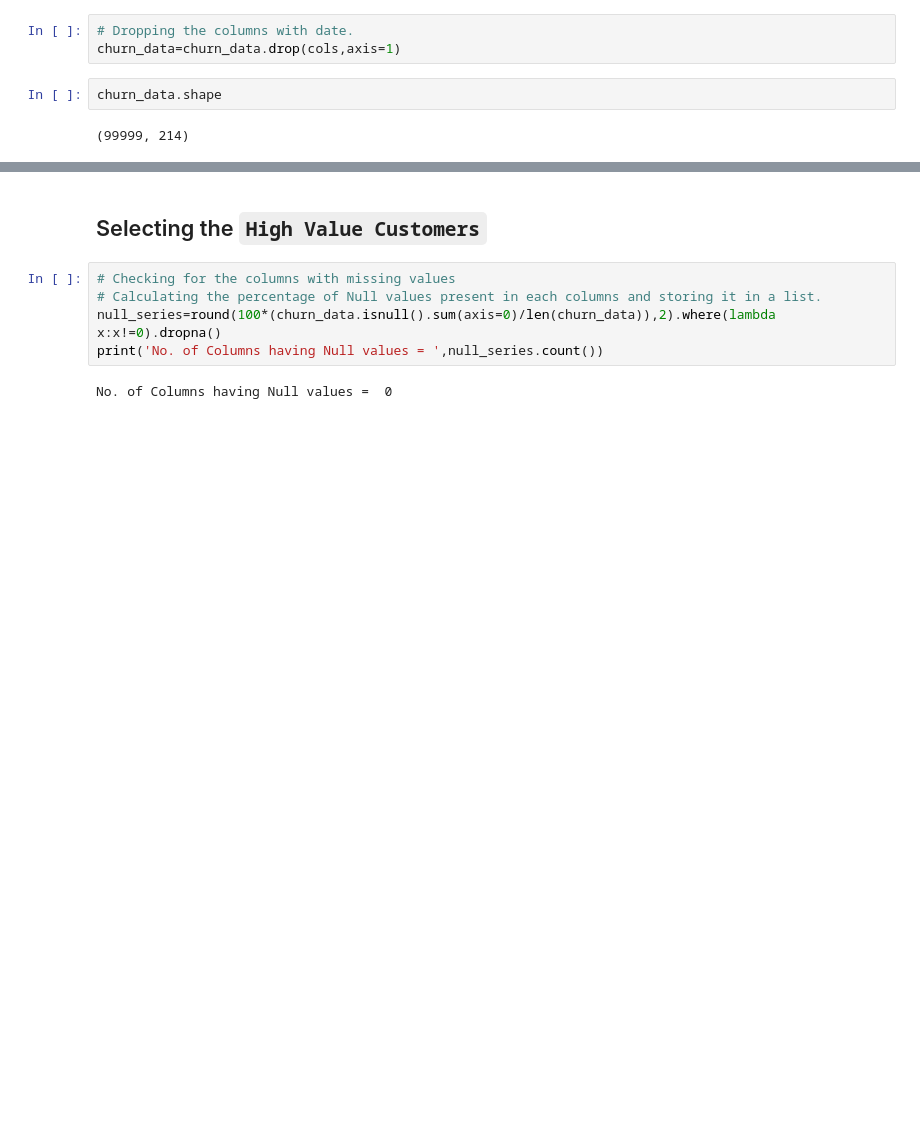
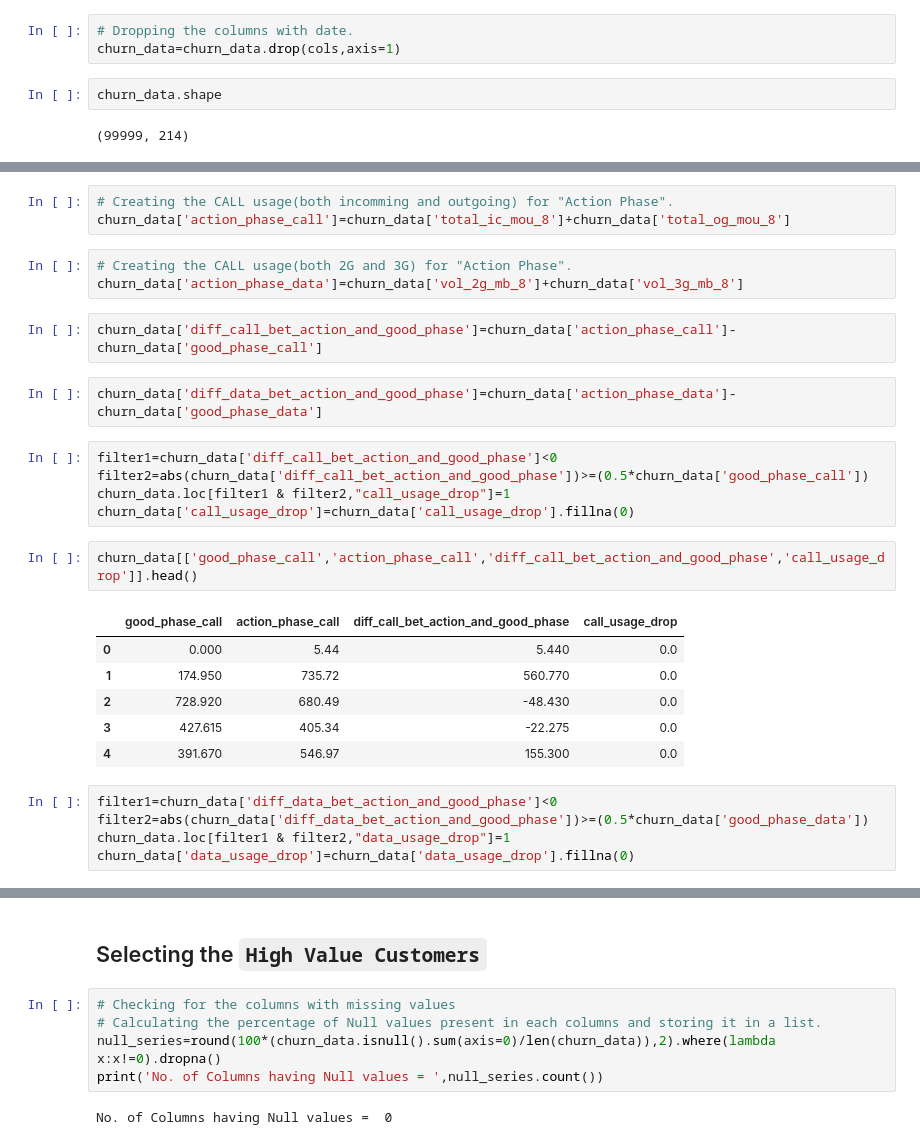
Before and after one commit to BiswajeetAtul/Assignments-MLAI, a Jupyter notebook: Telecom Churn Case/Telecom_Churn_Assignment.ipynb, the cells around one changed output, grey strips where cells are left out. Cells and saved outputs as stored; diff of their text form; blank space fills up the shorter version.

```diff
--- a/Telecom Churn Case/Telecom_Churn_Assignment.ipynb
+++ b/Telecom Churn Case/Telecom_Churn_Assignment.ipynb
@@ -158,0 +175,29 @@ churn_data.shape
+# %%
+# Creating the CALL usage(both incomming and outgoing) for "Action Phase".
+churn_data['action_phase_call']=churn_data['total_ic_mou_8']+churn_data['total_og_mou_8']
+# %%
+# Creating the CALL usage(both 2G and 3G) for "Action Phase".
+churn_data['action_phase_data']=churn_data['vol_2g_mb_8']+churn_data['vol_3g_mb_8']
+# %%
+churn_data['diff_call_bet_action_and_good_phase']=churn_data['action_phase_call']-churn_data['good_phase_call']
+# %%
+churn_data['diff_data_bet_action_and_good_phase']=churn_data['action_phase_data']-churn_data['good_phase_data']
+# %%
+filter1=churn_data['diff_call_bet_action_and_good_phase']<0
+filter2=abs(churn_data['diff_call_bet_action_and_good_phase'])>=(0.5*churn_data['good_phase_call'])
+churn_data.loc[filter1 & filter2,"call_usage_drop"]=1
+churn_data['call_usage_drop']=churn_data['call_usage_drop'].fillna(0)
+# %%
+churn_data[['good_phase_call','action_phase_call','diff_call_bet_action_and_good_phase','call_usage_drop']].head()
+# %% [output]
+|  | good_phase_call | action_phase_call | diff_call_bet_action_and_good_phase | call_usage_drop |
+| 0 | 0.000 | 5.44 | 5.440 | 0.0 |
+| 1 | 174.950 | 735.72 | 560.770 | 0.0 |
+| 2 | 728.920 | 680.49 | -48.430 | 0.0 |
+| 3 | 427.615 | 405.34 | -22.275 | 0.0 |
+| 4 | 391.670 | 546.97 | 155.300 | 0.0 |
+# %%
+filter1=churn_data['diff_data_bet_action_and_good_phase']<0
+filter2=abs(churn_data['diff_data_bet_action_and_good_phase'])>=(0.5*churn_data['good_phase_data'])
+churn_data.loc[filter1 & filter2,"data_usage_drop"]=1
+churn_data['data_usage_drop']=churn_data['data_usage_drop'].fillna(0)
```
Also changed, not shown: parts of 16 cells of this notebook.
